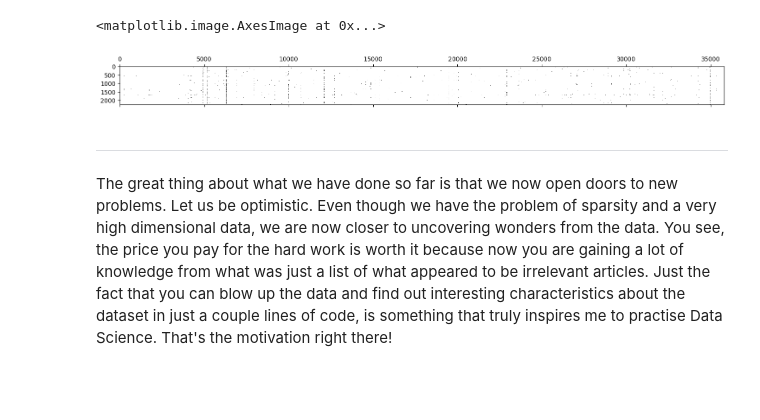
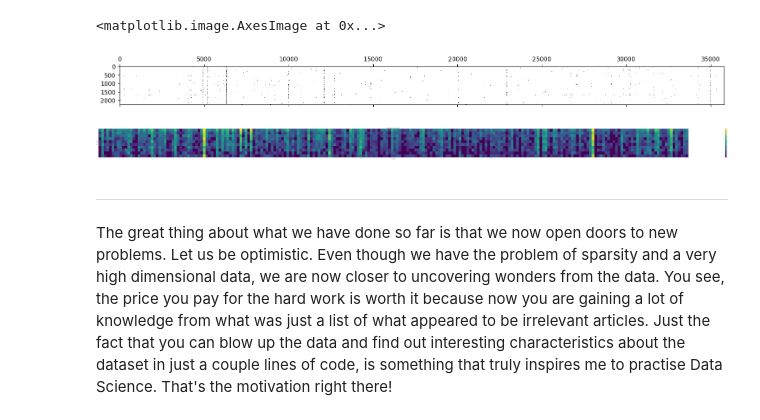
Before and after one commit to nyraa/DM2025-Lab1-Exercise, a Jupyter notebook: DM2025-Lab1-Master.ipynb, the cells around one changed output. Drawn from its saved outputs; the diff is of its cells as text; code cells hidden in the pictures; blank space fills up the shorter version.

```diff
--- a/DM2025-Lab1-Master.ipynb
+++ b/DM2025-Lab1-Master.ipynb
@@ -1131,6 +1131,35 @@ plt.spy(
 # %% [output]
 <matplotlib.image.AxesImage at 0x...>
 [figure]
+# %%
+# top-10 terms and sample every 10 documents
+
+K = 10
+
+feature_names = count_vect.get_feature_names_out()
+
+term_freq = np.asarray(X_counts.sum(axis=0)).ravel()
+
+# take only top k terms
+topk_idx = np.argsort(term_freq)[-K:][::-1]
+
+# take
+X_topk = X_counts[::10, topk_idx].toarray()
+
+plot_x = [feature_names[i] for i in topk_idx]
+plot_y = [f"doc_{i}" for i in list(X.index)]
+
+df_todraw = pd.DataFrame(X_topk, columns=plot_x, index=plot_y[::10])
+
+plt.figure(figsize=(180, 7))
+plt.imshow(np.log1p(df_todraw.T), aspect='auto')
+plt.colorbar()
+plt.xlabel("Documents")
+plt.ylabel("Top-K Terms")
+plt.title(f"BoW sparsity (Top-{K} terms)")
+plt.show()
+# %% [output]
+[figure, added]
 # %% [markdown]
 ---
 # %% [markdown]
```
Also changed, not shown: parts of 12 cells of this notebook.
